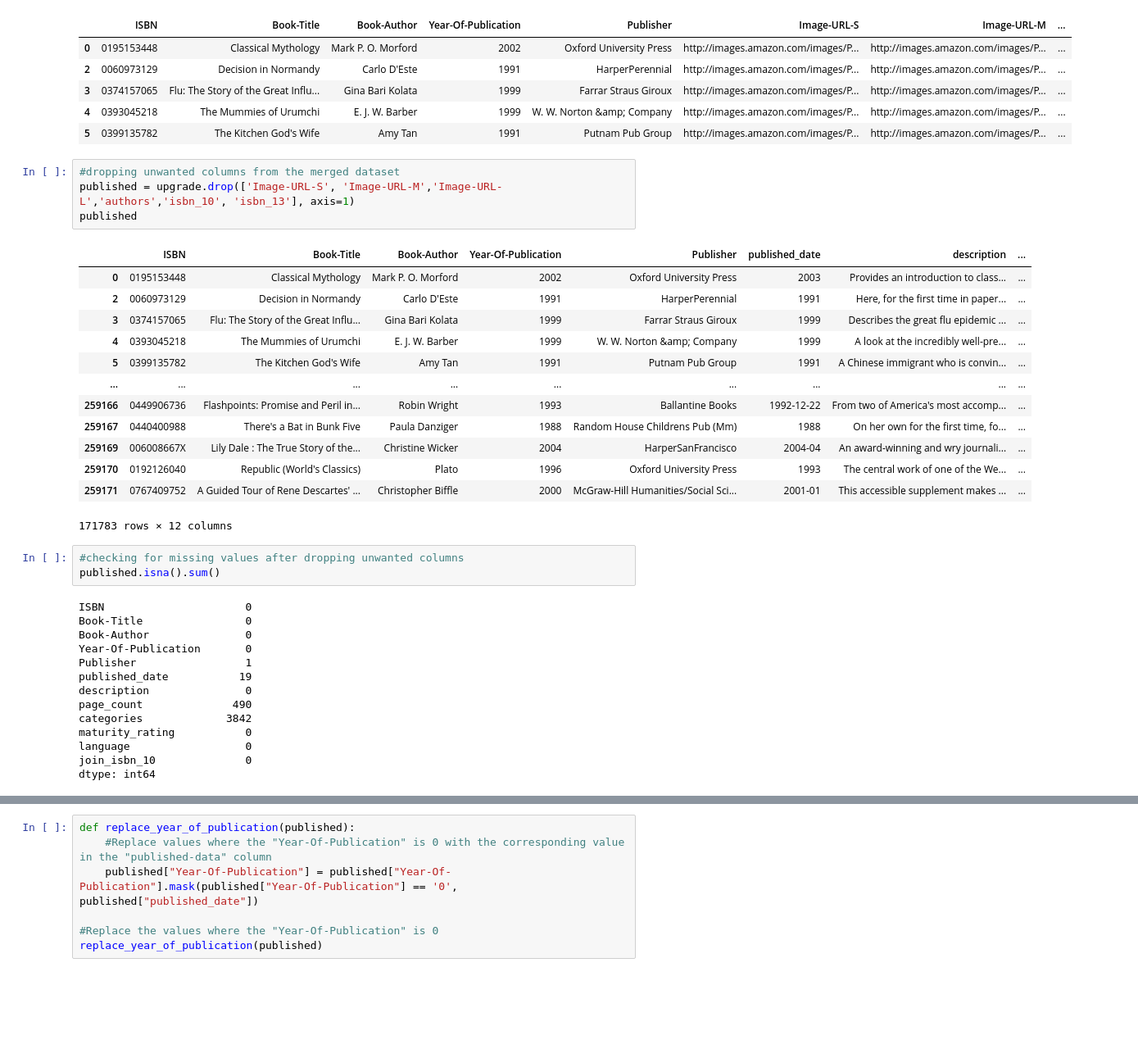
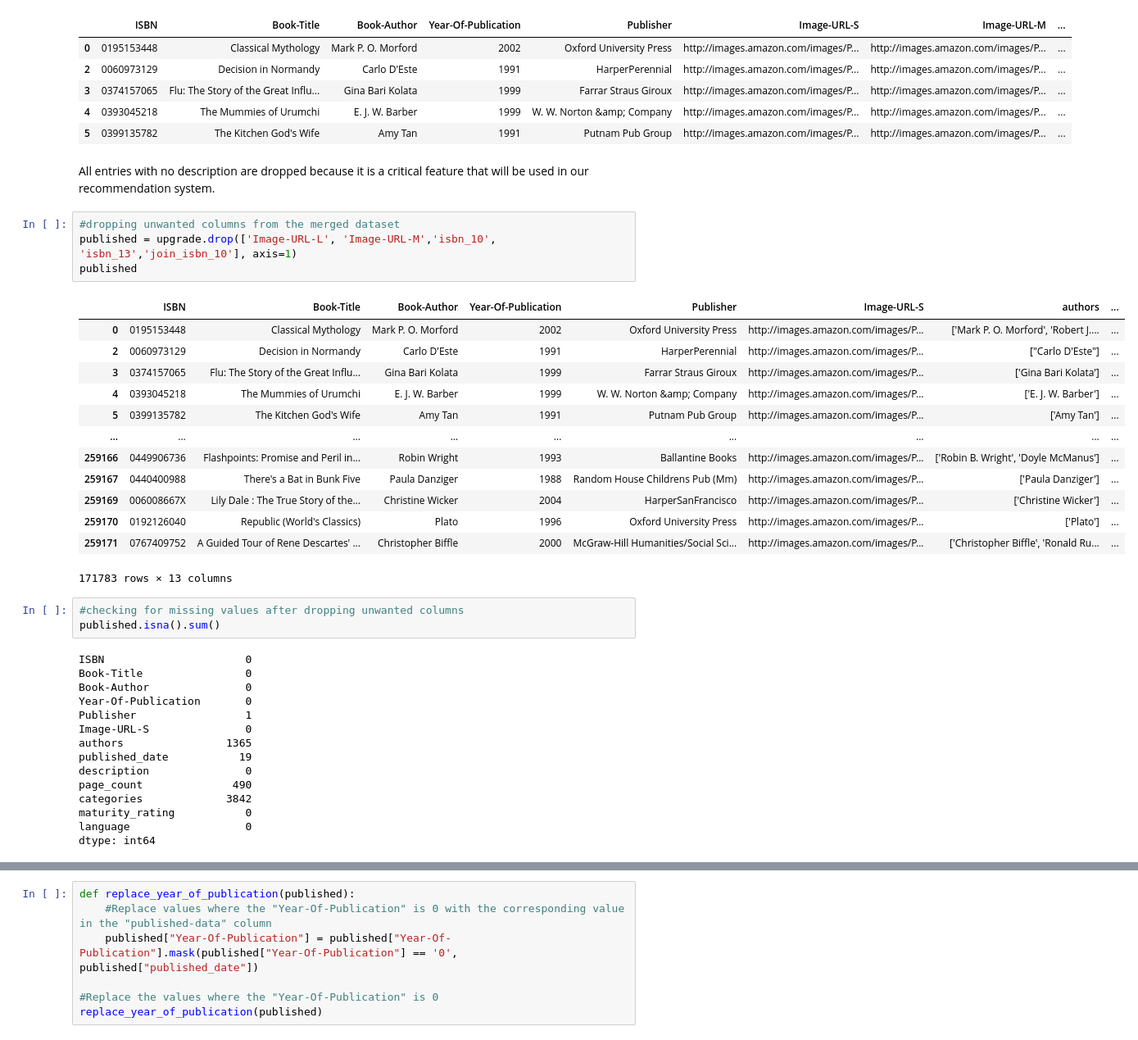
Before and after one commit to Azegele/Phase-5-Project, a Jupyter notebook: index.ipynb, the cells around one changed output, grey strips where cells are left out. Shown at 82% size. Cells and saved outputs as stored; diff of their text form; blank space fills up the shorter version.

```diff
--- a/index.ipynb
+++ b/index.ipynb
@@ -719,24 +744,26 @@ upgrade.head()
 | 3 | 0374157065 | Flu: The Story of the Great Influ... | Gina Bari Kolata | 1999 | Farrar Straus Giroux | http://images.amazon.com/images/P... | http://images.amazon.com/images/P... | ... |
 | 4 | 0393045218 | The Mummies of Urumchi | E. J. W. Barber | 1999 | W. W. Norton &amp; Company | http://images.amazon.com/images/P... | http://images.amazon.com/images/P... | ... |
 | 5 | 0399135782 | The Kitchen God's Wife | Amy Tan | 1991 | Putnam Pub Group | http://images.amazon.com/images/P... | http://images.amazon.com/images/P... | ... |
+# %% [markdown]
+All entries with no description are dropped because it is a critical feature that will be used in our recommendation system.
 # %%
 #dropping unwanted columns from the merged dataset
-published = upgrade.drop(['Image-URL-S', 'Image-URL-M','Image-URL-L','authors','isbn_10', 'isbn_13'], axis=1)
+published = upgrade.drop(['Image-URL-L', 'Image-URL-M','isbn_10', 'isbn_13','join_isbn_10'], axis=1)
 published
 # %% [output]
-|  | ISBN | Book-Title | Book-Author | Year-Of-Publication | Publisher | published_date | description | ... |
-| 0 | 0195153448 | Classical Mythology | Mark P. O. Morford | 2002 | Oxford University Press | 2003 | Provides an introduction to class... | ... |
-| 2 | 0060973129 | Decision in Normandy | Carlo D'Este | 1991 | HarperPerennial | 1991 | Here, for the first time in paper... | ... |
-| 3 | 0374157065 | Flu: The Story of the Great Influ... | Gina Bari Kolata | 1999 | Farrar Straus Giroux | 1999 | Describes the great flu epidemic ... | ... |
-| 4 | 0393045218 | The Mummies of Urumchi | E. J. W. Barber | 1999 | W. W. Norton &amp; Company | 1999 | A look at the incredibly well-pre... | ... |
-| 5 | 0399135782 | The Kitchen God's Wife | Amy Tan | 1991 | Putnam Pub Group | 1991 | A Chinese immigrant who is convin... | ... |
+|  | ISBN | Book-Title | Book-Author | Year-Of-Publication | Publisher | Image-URL-S | authors | ... |
+| 0 | 0195153448 | Classical Mythology | Mark P. O. Morford | 2002 | Oxford University Press | http://images.amazon.com/images/P... | ['Mark P. O. Morford', 'Robert J.... | ... |
+| 2 | 0060973129 | Decision in Normandy | Carlo D'Este | 1991 | HarperPerennial | http://images.amazon.com/images/P... | ["Carlo D'Este"] | ... |
+| 3 | 0374157065 | Flu: The Story of the Great Influ... | Gina Bari Kolata | 1999 | Farrar Straus Giroux | http://images.amazon.com/images/P... | ['Gina Bari Kolata'] | ... |
+| 4 | 0393045218 | The Mummies of Urumchi | E. J. W. Barber | 1999 | W. W. Norton &amp; Company | http://images.amazon.com/images/P... | ['E. J. W. Barber'] | ... |
+| 5 | 0399135782 | The Kitchen God's Wife | Amy Tan | 1991 | Putnam Pub Group | http://images.amazon.com/images/P... | ['Amy Tan'] | ... |
 | ... | ... | ... | ... | ... | ... | ... | ... | ... |
-| 259166 | 0449906736 | Flashpoints: Promise and Peril in... | Robin Wright | 1993 | Ballantine Books | 1992-12-22 | From two of America's most accomp... | ... |
-| 259167 | 0440400988 | There's a Bat in Bunk Five | Paula Danziger | 1988 | Random House Childrens Pub (Mm) | 1988 | On her own for the first time, fo... | ... |
-| 259169 | 006008667X | Lily Dale : The True Story of the... | Christine Wicker | 2004 | HarperSanFrancisco | 2004-04 | An award-winning and wry journali... | ... |
-| 259170 | 0192126040 | Republic (World's Classics) | Plato | 1996 | Oxford University Press | 1993 | The central work of one of the We... | ... |
-| 259171 | 0767409752 | A Guided Tour of Rene Descartes' ... | Christopher Biffle | 2000 | McGraw-Hill Humanities/Social Sci... | 2001-01 | This accessible supplement makes ... | ... |
+| 259166 | 0449906736 | Flashpoints: Promise and Peril in... | Robin Wright | 1993 | Ballantine Books | http://images.amazon.com/images/P... | ['Robin B. Wright', 'Doyle McManus'] | ... |
+| 259167 | 0440400988 | There's a Bat in Bunk Five | Paula Danziger | 1988 | Random House Childrens Pub (Mm) | http://images.amazon.com/images/P... | ['Paula Danziger'] | ... |
+| 259169 | 006008667X | Lily Dale : The True Story of the... | Christine Wicker | 2004 | HarperSanFrancisco | http://images.amazon.com/images/P... | ['Christine Wicker'] | ... |
+| 259170 | 0192126040 | Republic (World's Classics) | Plato | 1996 | Oxford University Press | http://images.amazon.com/images/P... | ['Plato'] | ... |
+| 259171 | 0767409752 | A Guided Tour of Rene Descartes' ... | Christopher Biffle | 2000 | McGraw-Hill Humanities/Social Sci... | http://images.amazon.com/images/P... | ['Christopher Biffle', 'Ronald Ru... | ... |
-171783 rows × 12 columns
+171783 rows × 13 columns
 # %%
 #checking for missing values after dropping unwanted columns
 published.isna().sum()
@@ -746,13 +773,14 @@ Book-Title                0
 Book-Author               0
 Year-Of-Publication       0
 Publisher                 1
+Image-URL-S               0
+authors                1365
 published_date           19
 description               0
 page_count              490
 categories             3842
 maturity_rating           0
 language                  0
-join_isbn_10              0
 dtype: int64
 # %%
 #checking the years of publication
```
Also changed, not shown: parts of 66 cells of this notebook.
